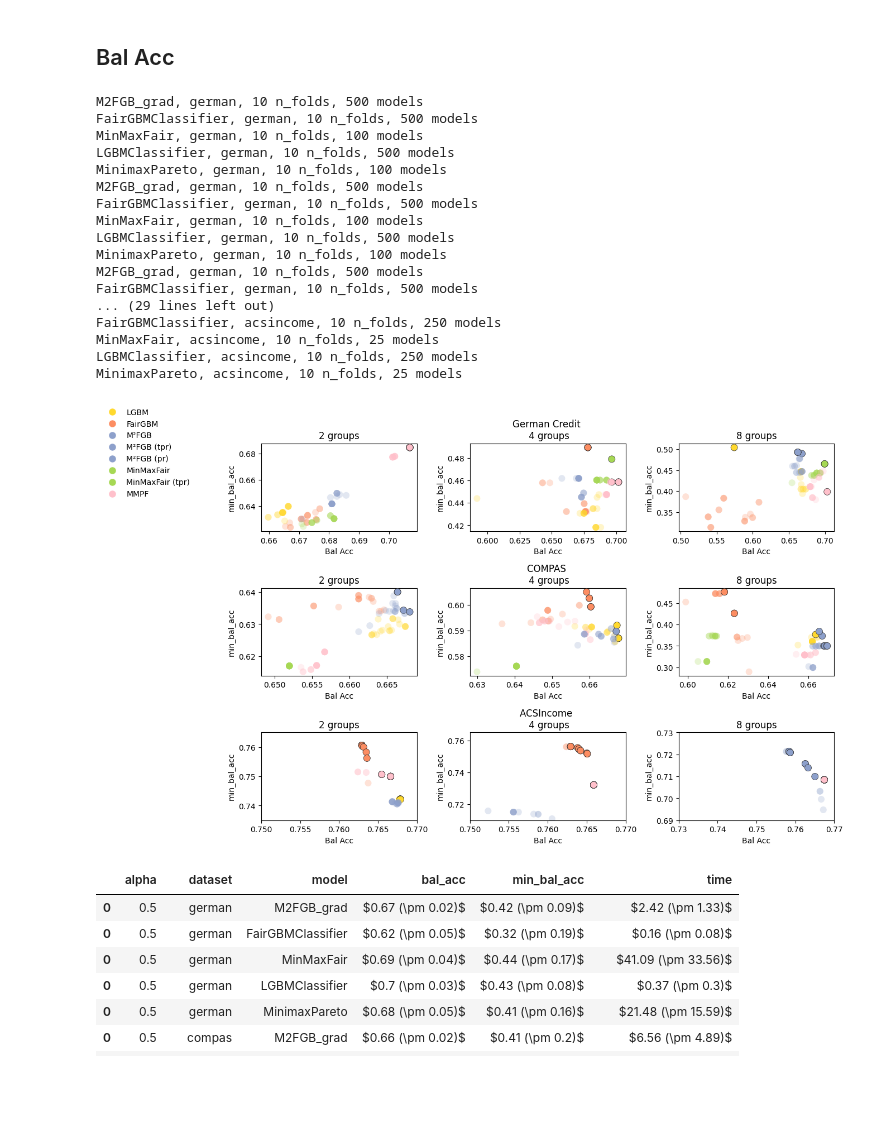
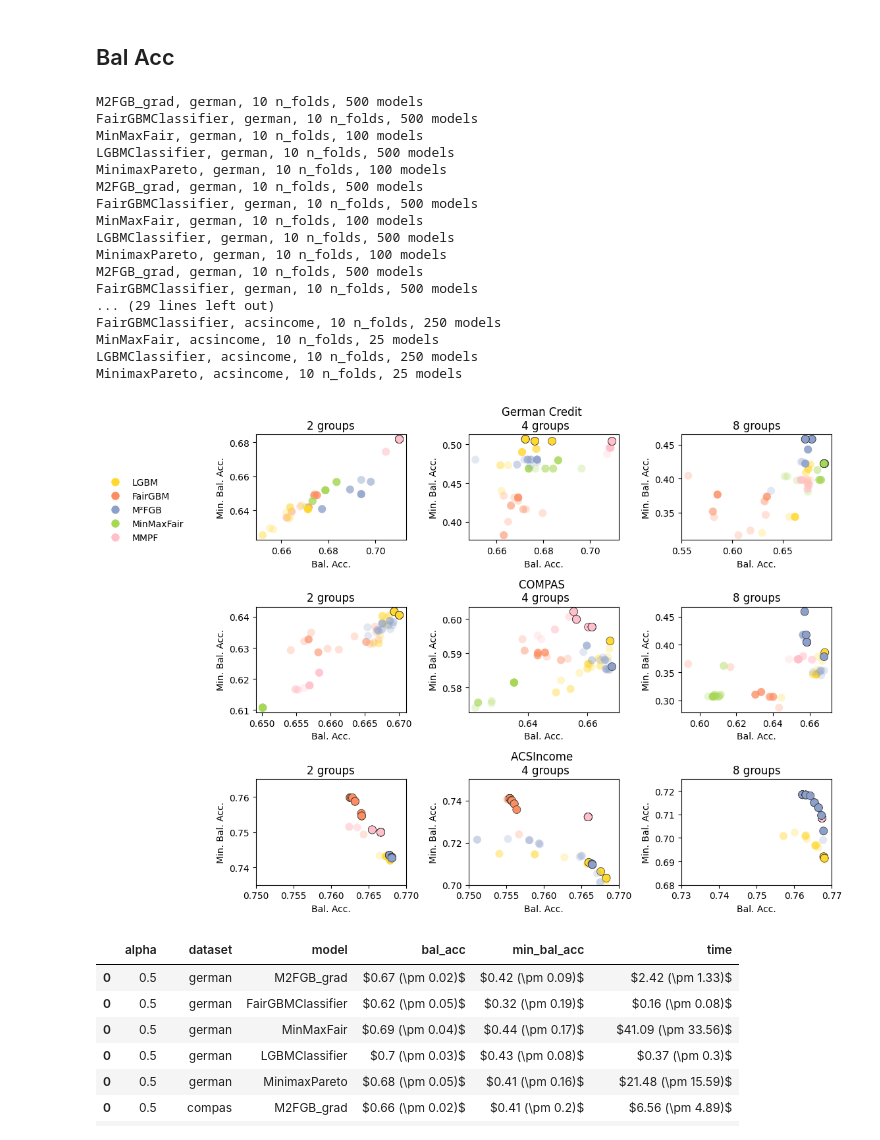
Before and after one commit to hiaac-finance/m2fgb, a Jupyter notebook: notebooks/analyze_results_new.ipynb, the cells around one changed output. Cells and saved outputs as stored; diff of their text form; code cells hidden in the pictures; blank space fills up the shorter version.

```diff
--- a/notebooks/analyze_results_new.ipynb
+++ b/notebooks/analyze_results_new.ipynb
@@ -39,7 +39,7 @@ methods_names = {
 }
 
 handles = [
-    Line2D([0], [0], marker = "o", color = "w", label=value, markerfacecolor=methods_color[key], markersize=10) for key, value in methods_names.items()
+    Line2D([0], [0], marker = "o", color = "w", label=value, markerfacecolor=methods_color[key], markersize=10) for key, value in methods_names.items() if "tpr" not in key and "pr" not in key
 ]
 
 handles_tpr = [
@@ -64,13 +64,18 @@ def summary_experiment(dataset_name, model_name, path, fair_metric = "min_bal_ac
         if verbose and i == 0:
             print(f"{model_name}, {dataset_name}, {n_folds} n_folds, {results_val.model.unique().shape[0]} models")
 
+
+
+
         # sample models if there is a limit of max_models
-        if i == 0:
-            model_list = results_val.model.unique()
-            if max_models is not None and len(model_list) > max_models:
-                np.random.seed(SEED)
-                model_list = np.random.choice(model_list, size = max_models, replace = False)
+        # if i == 0:
+        #    model_list = results_val.model.unique()
+        #    if max_models is not None and len(model_list) > max_models:
+        #        np.random.seed(SEED)
+        #        model_list = np.random.choice(model_list, size = max_models, replace = False)
+
         if max_models is not None:
+            model_list = list(range(max_models))
             results_val = results_val[results_val.model.isin(model_list)]
 
         # adjust fairness metric to be better when closer to 1
@@ -116,7 +121,7 @@ def summary_experiment(dataset_name, model_name, path, fair_metric = "min_bal_ac
 # %% [markdown]
 ## Bal Acc
 # %%
-fig, axs = plt.subplots(nrows = 3, ncols = 3, figsize = (14, 8))
+fig, axs = plt.subplots(nrows = 3, ncols = 3, figsize = (12, 8))
 
 methods = [
     "M2FGB_grad",
@@ -172,11 +177,11 @@ for jj, dataset_name in enumerate(["german", "compas",  "acsincome"]):
 
 
         #axs[ii].legend()
-        axs[jj, ii].set_xlabel("Bal Acc")
-        axs[jj, ii].set_ylabel(fair_metric)
+        axs[jj, ii].set_xlabel("Bal. Acc.")
+        axs[jj, ii].set_ylabel("Min. Bal. Acc.")
         #axs[jj, ii].grid(True)
         if ii == 0 and jj == 0:
-            axs[jj, ii].legend(handles=handles, loc="lower left", bbox_to_anchor=(-1.05, 0.3), frameon=False)
+            axs[jj, ii].legend(handles=handles, loc="lower left", bbox_to_anchor=(-1.05, -0.1), frameon=False)
 
         if ii == 1:
             axs[jj, ii].set_title(f"{dataset_names[dataset_name]} \n {n_groups} groups")
@@ -185,37 +190,37 @@ for jj, dataset_name in enumerate(["german", "compas",  "acsincome"]):
 
 
 axs[2, 0].set_xlim([0.75, 0.77])
 axs[2, 0].set_ylim([0.735, 0.765])
 
 axs[2, 1].set_xlim([0.75, 0.77])
-axs[2, 1].set_ylim([0.71, 0.765])
+axs[2, 1].set_ylim([0.7, 0.75])
 
 axs[2, 2].set_xlim([0.73, 0.77])
-axs[2, 2].set_ylim([0.69, 0.73])
+axs[2, 2].set_ylim([0.68, 0.725])
 
 
 plt.tight_layout()
-#plt.savefig("../figs/results_datasets.pdf", dpi = 300)
+plt.savefig("../figs/results_datasets.pdf", dpi = 300)
 plt.show()
 # %% [output]
 M2FGB_grad, german, 10 n_folds, 500 models
 FairGBMClassifier, german, 10 n_folds, 500 models
 MinMaxFair, german, 10 n_folds, 100 models
 LGBMClassifier, german, 10 n_folds, 500 models
 MinimaxPareto, german, 10 n_folds, 100 models
 M2FGB_grad, german, 10 n_folds, 500 models
 FairGBMClassifier, german, 10 n_folds, 500 models
 MinMaxFair, german, 10 n_folds, 100 models
 LGBMClassifier, german, 10 n_folds, 500 models
 MinimaxPareto, german, 10 n_folds, 100 models
 M2FGB_grad, german, 10 n_folds, 500 models
 FairGBMClassifier, german, 10 n_folds, 500 models
 ... (29 lines left out)
 FairGBMClassifier, acsincome, 10 n_folds, 250 models
 MinMaxFair, acsincome, 10 n_folds, 25 models
 LGBMClassifier, acsincome, 10 n_folds, 250 models
 MinimaxPareto, acsincome, 10 n_folds, 25 models
-[figure, old version]
+[figure, new version]
 # %%
 def summary_alpha(selected_alpha, dataset_name, model_name, path, fair_metric = "min_bal_acc", max_models = None):
     results = []
```
Also changed, not shown: parts of 11 cells of this notebook, 1 other file.
